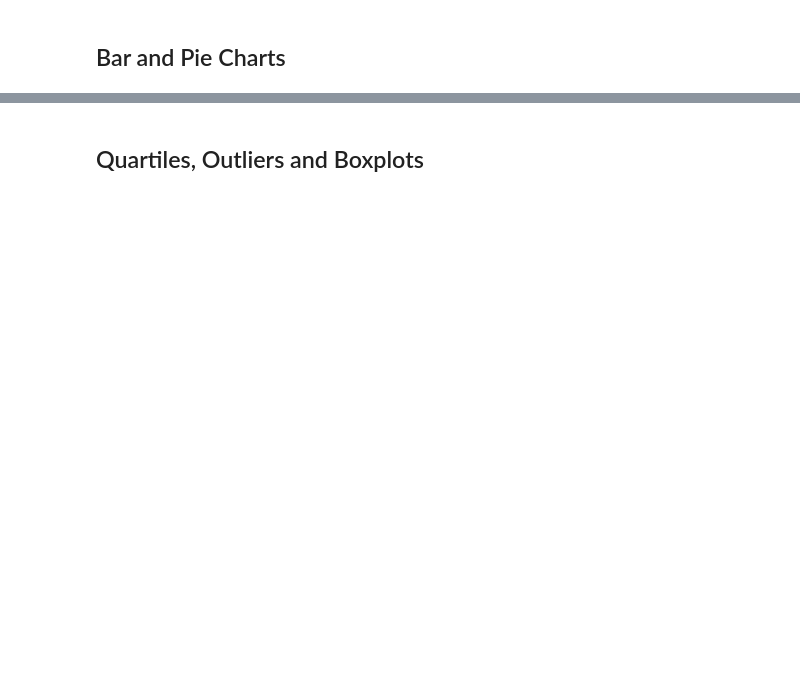
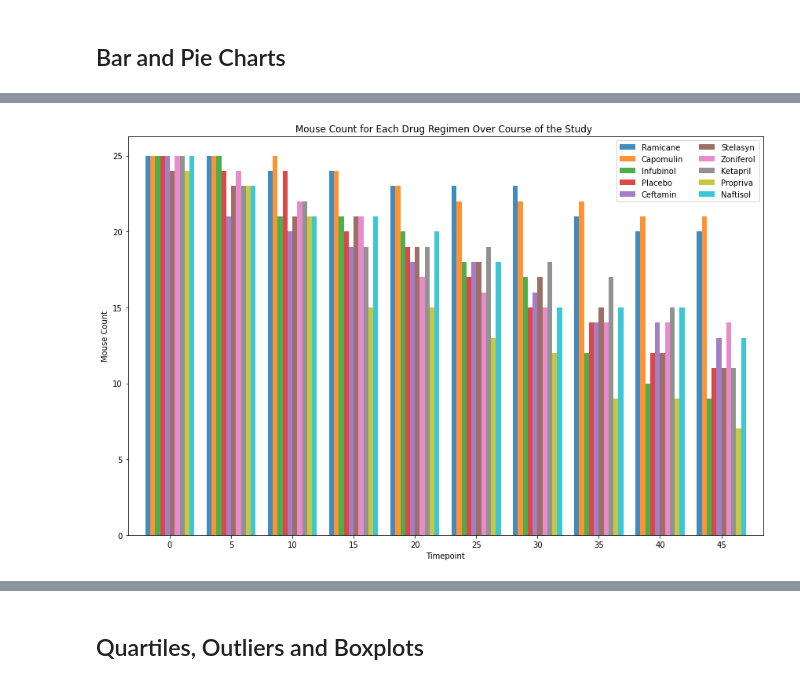
Before and after one commit to dcurrigan/matplotlib-challenge, a Jupyter notebook: pymaceuticals_starter.ipynb, the cells around one changed output, grey strips where cells are left out. Cells and saved outputs as stored; diff of their text form; code cells hidden in the pictures; blank space fills up the shorter version.

```diff
--- a/pymaceuticals_starter.ipynb
+++ b/pymaceuticals_starter.ipynb
@@ -110,0 +144,28 @@ Number of unique mice in the clean DataFrame is: 248
+# %%
+# -- BAR PLOT USING PYPLOT -- #
+
+# x-axis set to the unique values in the 'Timepoint' column of the plot_data DataFrame
+x_axis = plot_data['Timepoint'].unique()
+# width of each bar specified (needed for spacing of bars)
+bar_width = 0.4
+
+# PLOT THE BARS
+fig, ax = plt.subplots(figsize=(12,8))
+
+# Iterate through columns of plot_data (each colulmn is a different drug regimen)
+#   plot that drug regimens data, allowing for a spacing (= to bar_width) so that bars don't overlap
+for col in range(1, len(plot_data.columns)):
+    ax.bar([x + (bar_width*col) for x in x_axis], plot_data.iloc[:,col], width=0.4, alpha=0.85, label=plot_data.columns[col])
+
+# FORMATTING AND DISPLAY
+ax.legend(ncol=2)
+plt.xlabel("Timepoint")
+plt.ylabel("Mouse Count")
+plt.title("Mouse Count for Each Drug Regimen Over Course of the Study ")
+plt.xlim()
+plt.xticks(ticks=(x_axis+2.2), labels=plot_data['Timepoint'].unique())
+plt.xlim(min(x_axis)-(bar_width*3), max(x_axis)+bar_width*14)
+plt.tight_layout()
+plt.show()
+# %% [output]
+[figure, added]
```
Also changed, not shown: parts of 17 cells of this notebook, 1 other file.
